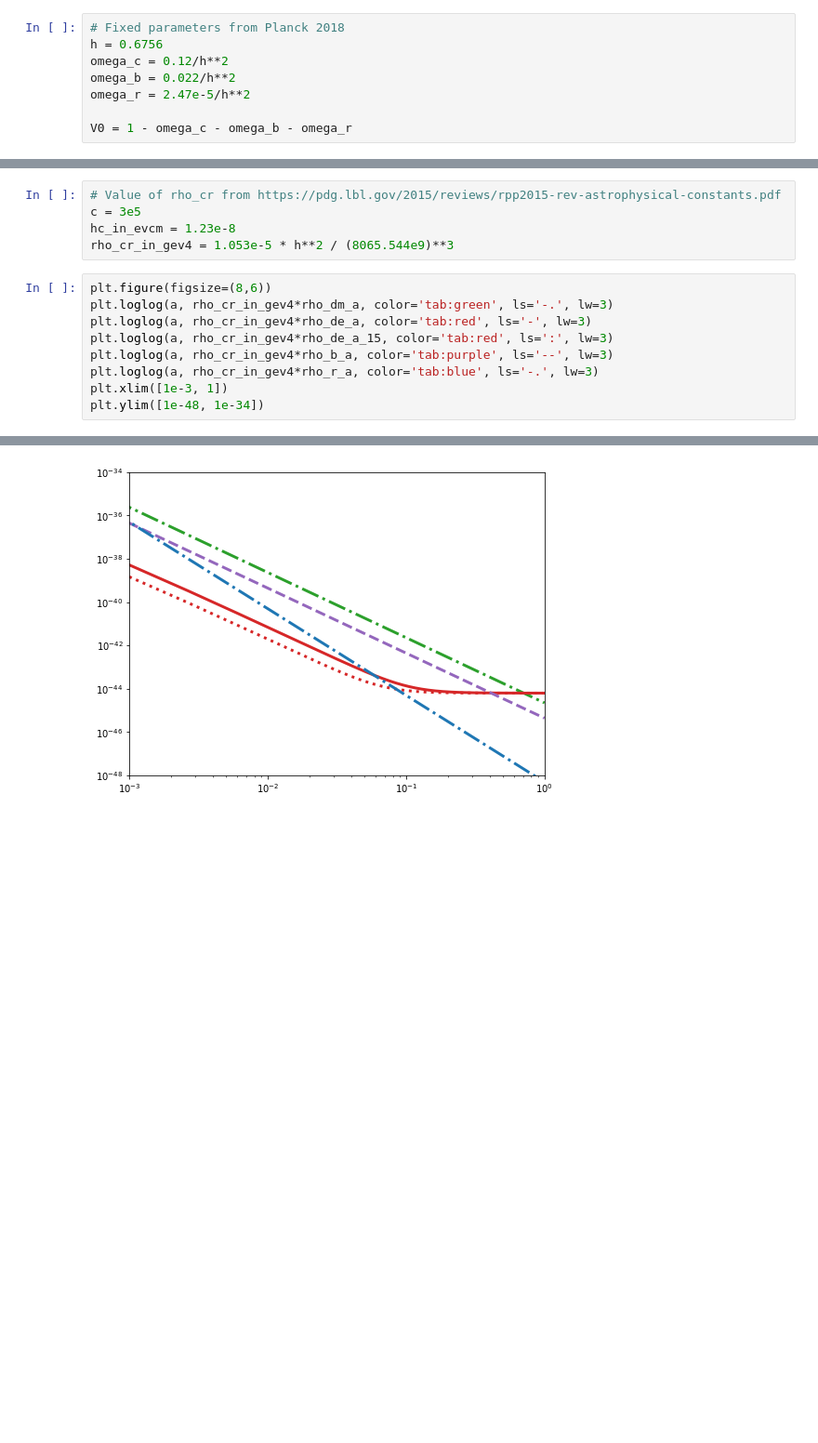
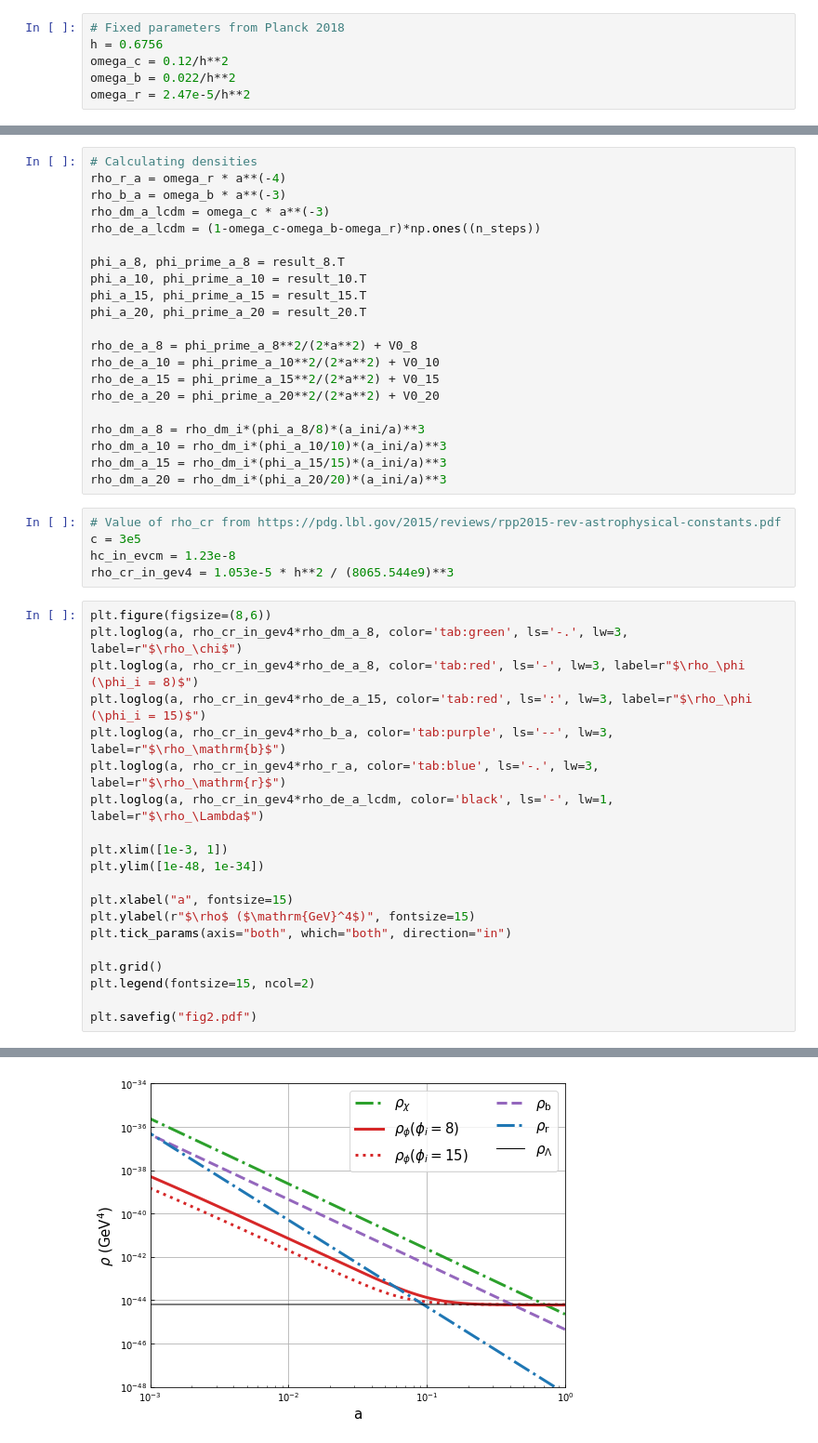
Before and after one commit to joaoreboucas1/ISF, a Jupyter notebook: explore.ipynb, the cells around one changed output, grey strips where cells are left out. Shown: that part at 93% size. Cells and saved outputs as stored; diff of their text form; blank space fills up the shorter version.

```diff
--- a/explore.ipynb
+++ b/explore.ipynb
@@ -16,6 +16,4 @@ h = 0.6756
 omega_c = 0.12/h**2
 omega_b = 0.022/h**2
 omega_r = 2.47e-5/h**2
-
-V0 = 1 - omega_c - omega_b - omega_r
 # %%
@@ -69,3 +146,24 @@ rho_b_a = omega_b * a**(-3)
+# %%
+# Calculating densities
+rho_r_a = omega_r * a**(-4)
+rho_b_a = omega_b * a**(-3)
+rho_dm_a_lcdm = omega_c * a**(-3)
+rho_de_a_lcdm = (1-omega_c-omega_b-omega_r)*np.ones((n_steps))
+
+phi_a_8, phi_prime_a_8 = result_8.T
+phi_a_10, phi_prime_a_10 = result_10.T
+phi_a_15, phi_prime_a_15 = result_15.T
+phi_a_20, phi_prime_a_20 = result_20.T
+
+rho_de_a_8 = phi_prime_a_8**2/(2*a**2) + V0_8
+rho_de_a_10 = phi_prime_a_10**2/(2*a**2) + V0_10
+rho_de_a_15 = phi_prime_a_15**2/(2*a**2) + V0_15
+rho_de_a_20 = phi_prime_a_20**2/(2*a**2) + V0_20
+
+rho_dm_a_8 = rho_dm_i*(phi_a_8/8)*(a_ini/a)**3
+rho_dm_a_10 = rho_dm_i*(phi_a_10/10)*(a_ini/a)**3
+rho_dm_a_15 = rho_dm_i*(phi_a_15/15)*(a_ini/a)**3
+rho_dm_a_20 = rho_dm_i*(phi_a_20/20)*(a_ini/a)**3
 # %%
 # Value of rho_cr from https://pdg.lbl.gov/2015/reviews/rpp2015-rev-astrophysical-constants.pdf
 c = 3e5
@@ -73,11 +171,22 @@ hc_in_evcm = 1.23e-8
 rho_cr_in_gev4 = 1.053e-5 * h**2 / (8065.544e9)**3
 # %%
 plt.figure(figsize=(8,6))
-plt.loglog(a, rho_cr_in_gev4*rho_dm_a, color='tab:green', ls='-.', lw=3)
-plt.loglog(a, rho_cr_in_gev4*rho_de_a, color='tab:red', ls='-', lw=3)
-plt.loglog(a, rho_cr_in_gev4*rho_de_a_15, color='tab:red', ls=':', lw=3)
-plt.loglog(a, rho_cr_in_gev4*rho_b_a, color='tab:purple', ls='--', lw=3)
-plt.loglog(a, rho_cr_in_gev4*rho_r_a, color='tab:blue', ls='-.', lw=3)
+plt.loglog(a, rho_cr_in_gev4*rho_dm_a_8, color='tab:green', ls='-.', lw=3, label=r"$\rho_\chi$")
+plt.loglog(a, rho_cr_in_gev4*rho_de_a_8, color='tab:red', ls='-', lw=3, label=r"$\rho_\phi (\phi_i = 8)$")
+plt.loglog(a, rho_cr_in_gev4*rho_de_a_15, color='tab:red', ls=':', lw=3, label=r"$\rho_\phi (\phi_i = 15)$")
+plt.loglog(a, rho_cr_in_gev4*rho_b_a, color='tab:purple', ls='--', lw=3, label=r"$\rho_\mathrm{b}$")
+plt.loglog(a, rho_cr_in_gev4*rho_r_a, color='tab:blue', ls='-.', lw=3, label=r"$\rho_\mathrm{r}$")
+plt.loglog(a, rho_cr_in_gev4*rho_de_a_lcdm, color='black', ls='-', lw=1, label=r"$\rho_\Lambda$")
+
 plt.xlim([1e-3, 1])
 plt.ylim([1e-48, 1e-34])
+
+plt.xlabel("a", fontsize=15)
+plt.ylabel(r"$\rho$ ($\mathrm{GeV}^4$)", fontsize=15)
+plt.tick_params(axis="both", which="both", direction="in")
+
+plt.grid()
+plt.legend(fontsize=15, ncol=2)
+
+plt.savefig("fig2.pdf")
 # %% [output]
@@ -85 +193 @@ plt.ylim([1e-48, 1e-34])
-[figure, old version]
+[figure, new version]
```
Also changed, not shown: parts of 13 cells of this notebook, 2 other files.
